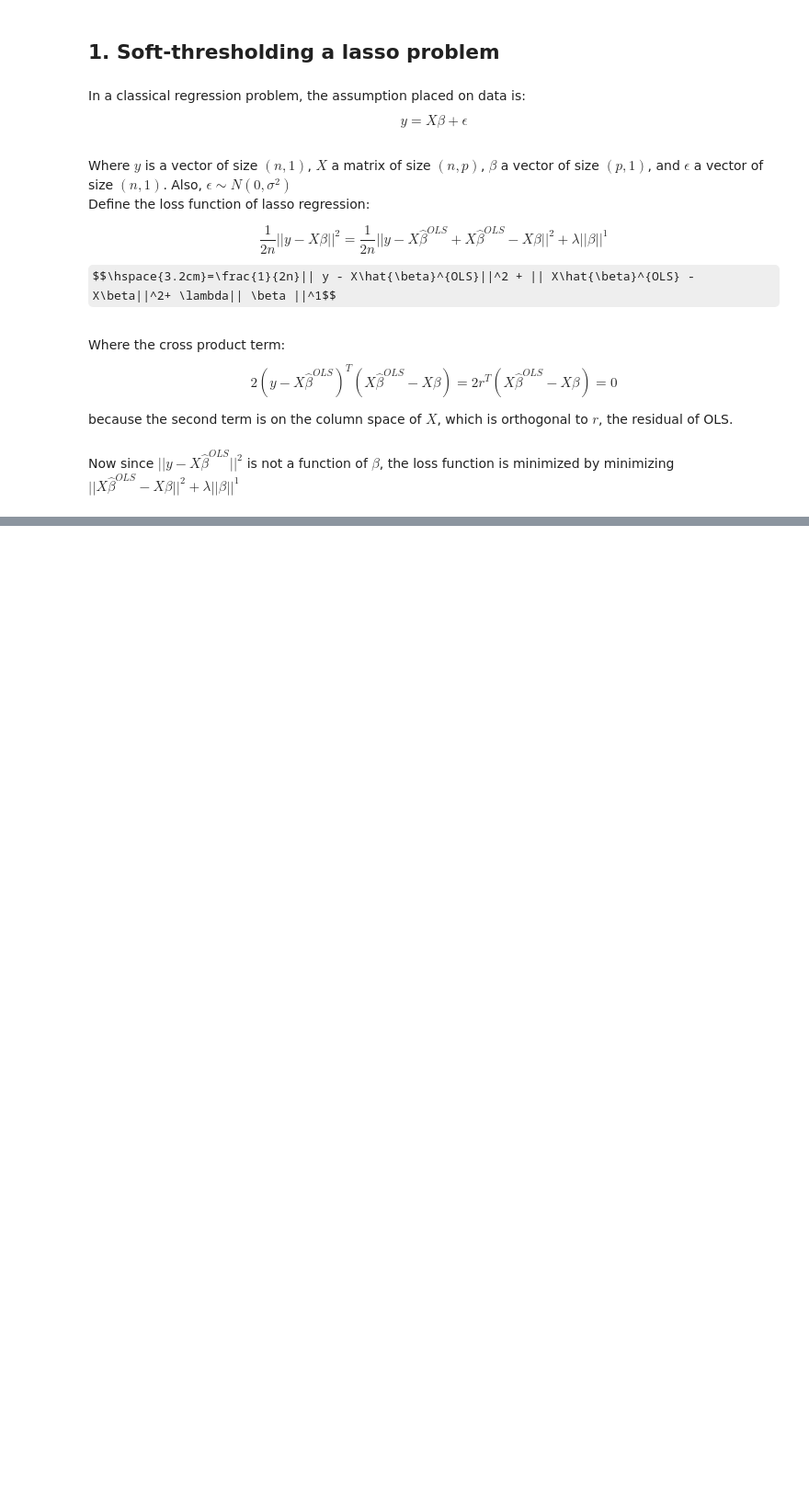
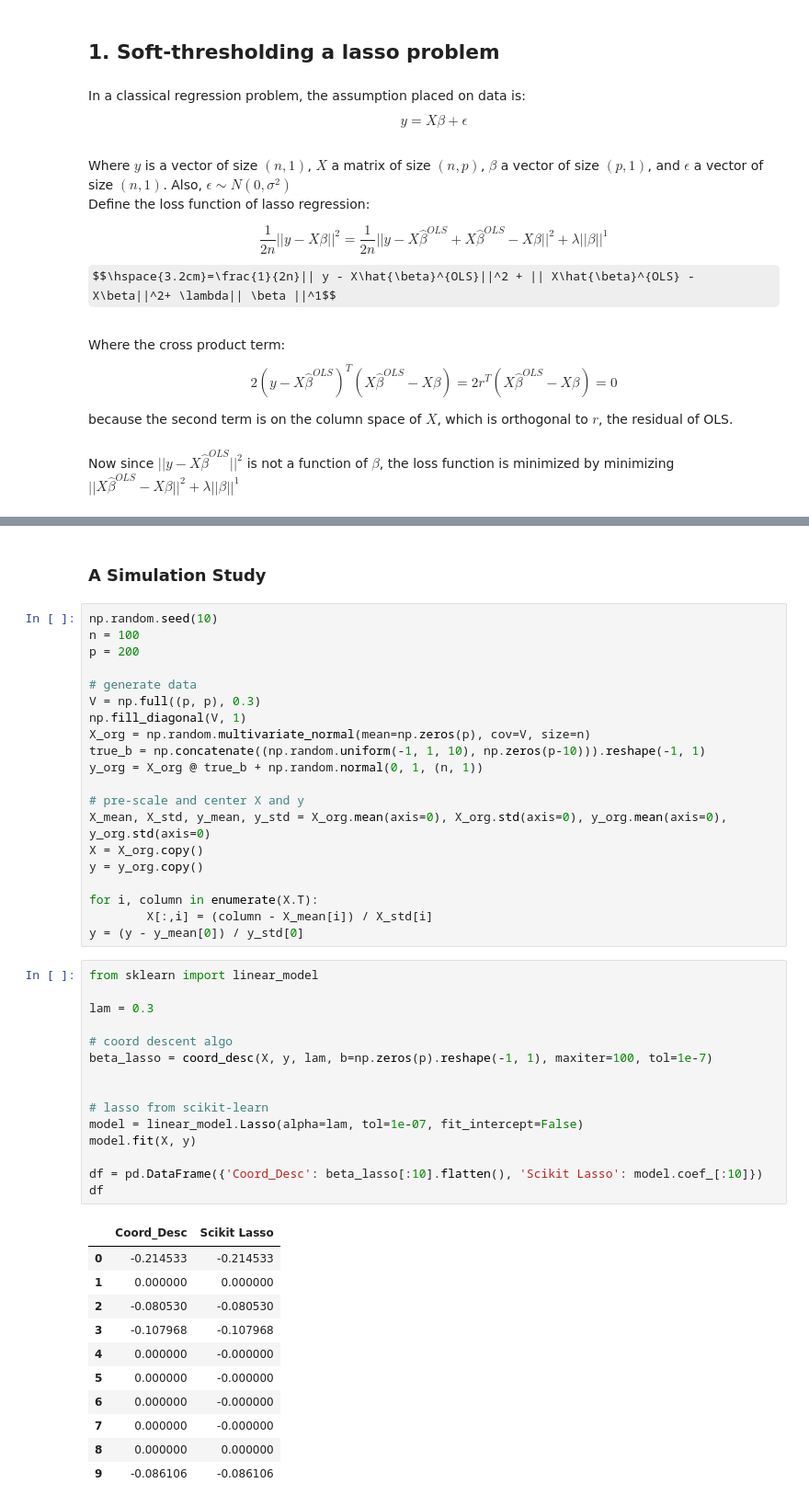
Before and after one commit to TheKermitFrog/Topics_in_Machine_Learning, a Jupyter notebook: Coordinate Descent for Lasso Regression.ipynb, the cells around one changed output, grey strips where cells are left out. Shown at 92% size. Saved outputs shown, nothing was run; the diff lists cells and outputs as text; some formulas as TeX source; blank space fills up the shorter version.

```diff
--- a/Coordinate Descent for Lasso Regression.ipynb
+++ b/Coordinate Descent for Lasso Regression.ipynb
@@ -46,0 +211,49 @@ $$\hat{\beta_{j}^{lasso}}=(sign\hspace{0.1cm}\hat{\beta_{jOLS}})(|\hat{\beta_{jO
+# %% [markdown]
+### A Simulation Study
+# %%
+np.random.seed(10)
+n = 100
+p = 200
+
+# generate data
+V = np.full((p, p), 0.3)
+np.fill_diagonal(V, 1)
+X_org = np.random.multivariate_normal(mean=np.zeros(p), cov=V, size=n)
+true_b = np.concatenate((np.random.uniform(-1, 1, 10), np.zeros(p-10))).reshape(-1, 1)
+y_org = X_org @ true_b + np.random.normal(0, 1, (n, 1))
+
+# pre-scale and center X and y
+X_mean, X_std, y_mean, y_std = X_org.mean(axis=0), X_org.std(axis=0), y_org.mean(axis=0), y_org.std(axis=0)
+X = X_org.copy()
+y = y_org.copy()
+
+for i, column in enumerate(X.T):
+        X[:,i] = (column - X_mean[i]) / X_std[i]
+y = (y - y_mean[0]) / y_std[0]
+# %%
+from sklearn import linear_model
+
+lam = 0.3
+
+# coord descent algo
+beta_lasso = coord_desc(X, y, lam, b=np.zeros(p).reshape(-1, 1), maxiter=100, tol=1e-7)
+
+
+# lasso from scikit-learn
+model = linear_model.Lasso(alpha=lam, tol=1e-07, fit_intercept=False)
+model.fit(X, y)
+
+df = pd.DataFrame({'Coord_Desc': beta_lasso[:10].flatten(), 'Scikit Lasso': model.coef_[:10]})
+df
+# %% [output]
+|  | Coord_Desc | Scikit Lasso |
+| 0 | -0.214533 | -0.214533 |
+| 1 | 0.000000 | 0.000000 |
+| 2 | -0.080530 | -0.080530 |
+| 3 | -0.107968 | -0.107968 |
+| 4 | 0.000000 | -0.000000 |
+| 5 | 0.000000 | -0.000000 |
+| 6 | 0.000000 | -0.000000 |
+| 7 | 0.000000 | -0.000000 |
+| 8 | 0.000000 | 0.000000 |
+| 9 | -0.086106 | -0.086106 |
```
Also changed, not shown: parts of 28 cells of this notebook.
